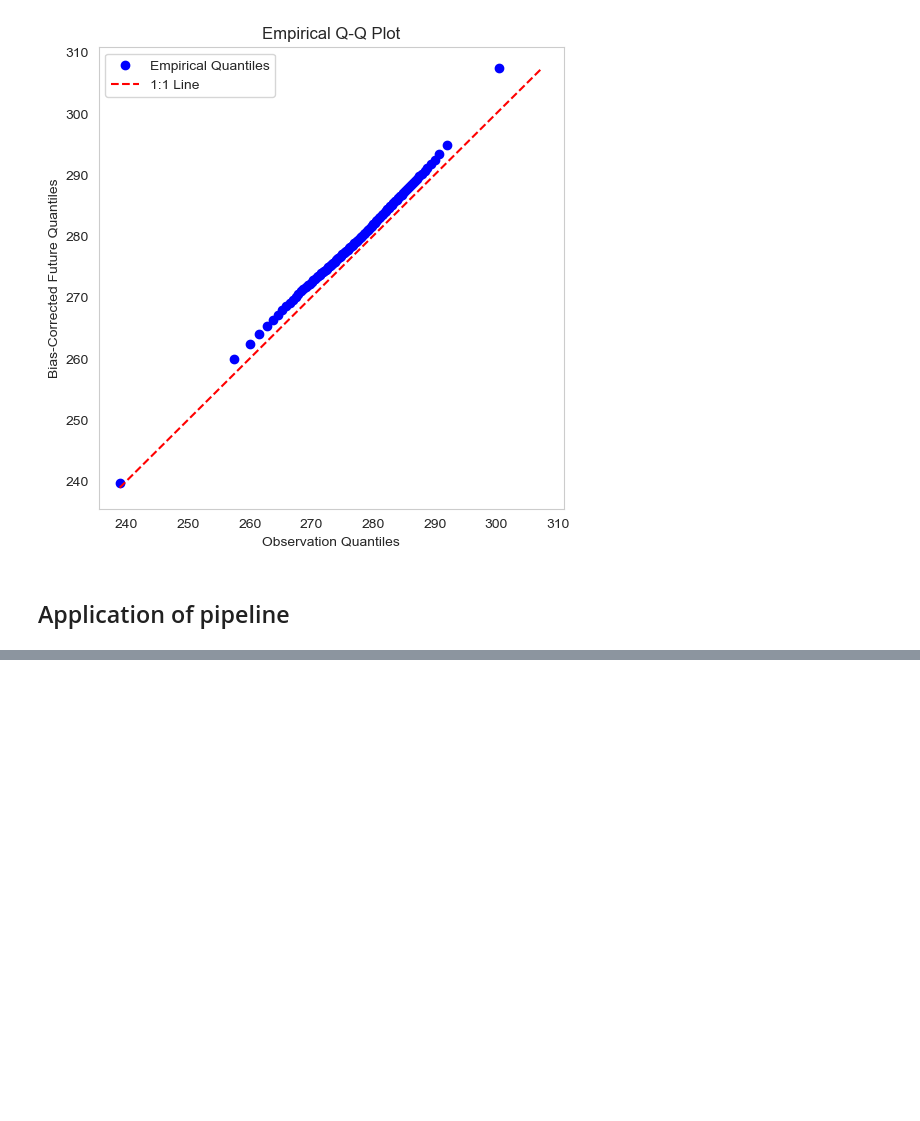
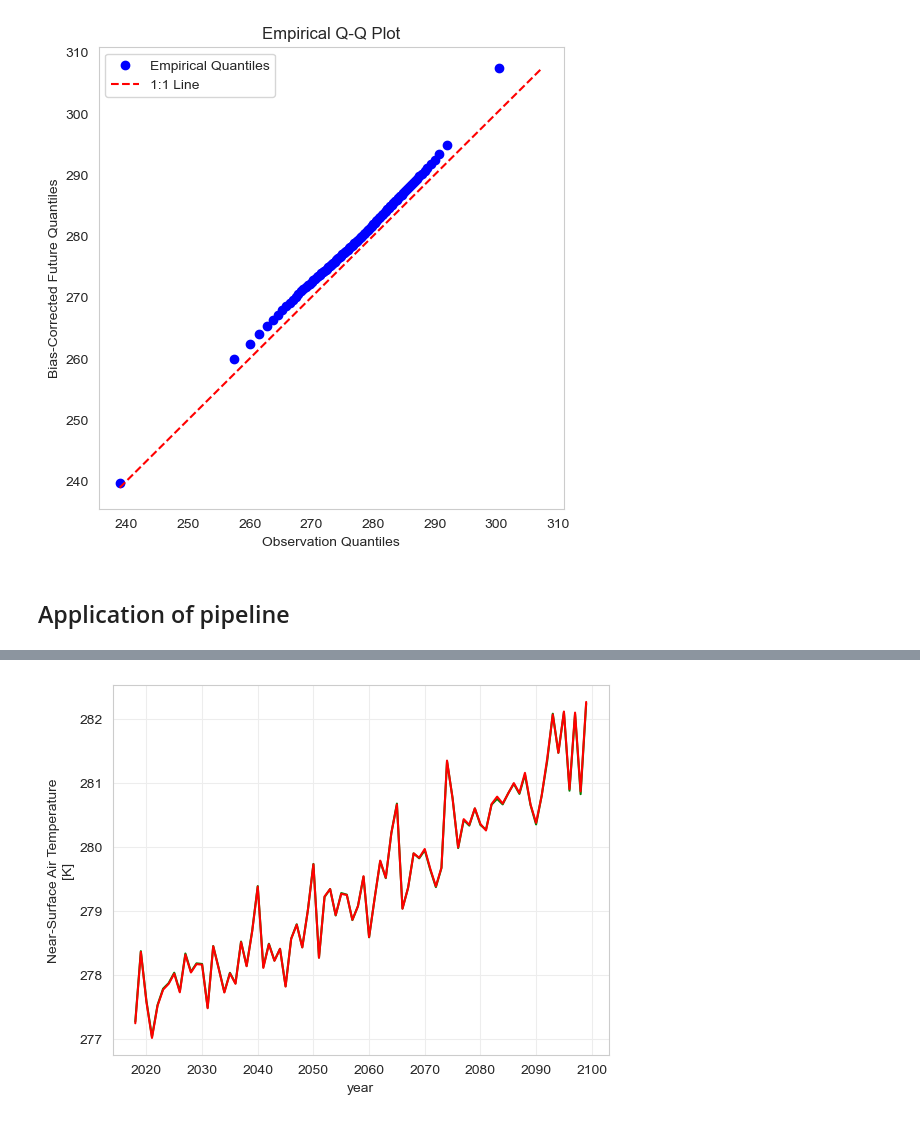
Before and after one commit to yasserhaddad/CORDEX2Energy, a Jupyter notebook: notebooks/pipeline_example.ipynb, the cells around one changed output, grey strips where cells are left out. Saved outputs shown, nothing was run; the diff lists cells and outputs as text; code cells hidden in the pictures; blank space fills up the shorter version.

```diff
--- a/notebooks/pipeline_example.ipynb
+++ b/notebooks/pipeline_example.ipynb
@@ -394,0 +534,6 @@ climate_data.bias_correction(
+# %%
+scen.transpose("time", "lat", "lon").scen.groupby("time.year").mean().mean(["lat", "lon"]).plot(color="green")
+ds_tas_bc.groupby("time.year").mean().mean(["lat", "lon"]).plot(color="red")
+plt.show()
+# %% [output]
+[figure, added]
```
Also changed, not shown: parts of 45 cells of this notebook, 14 other files.
